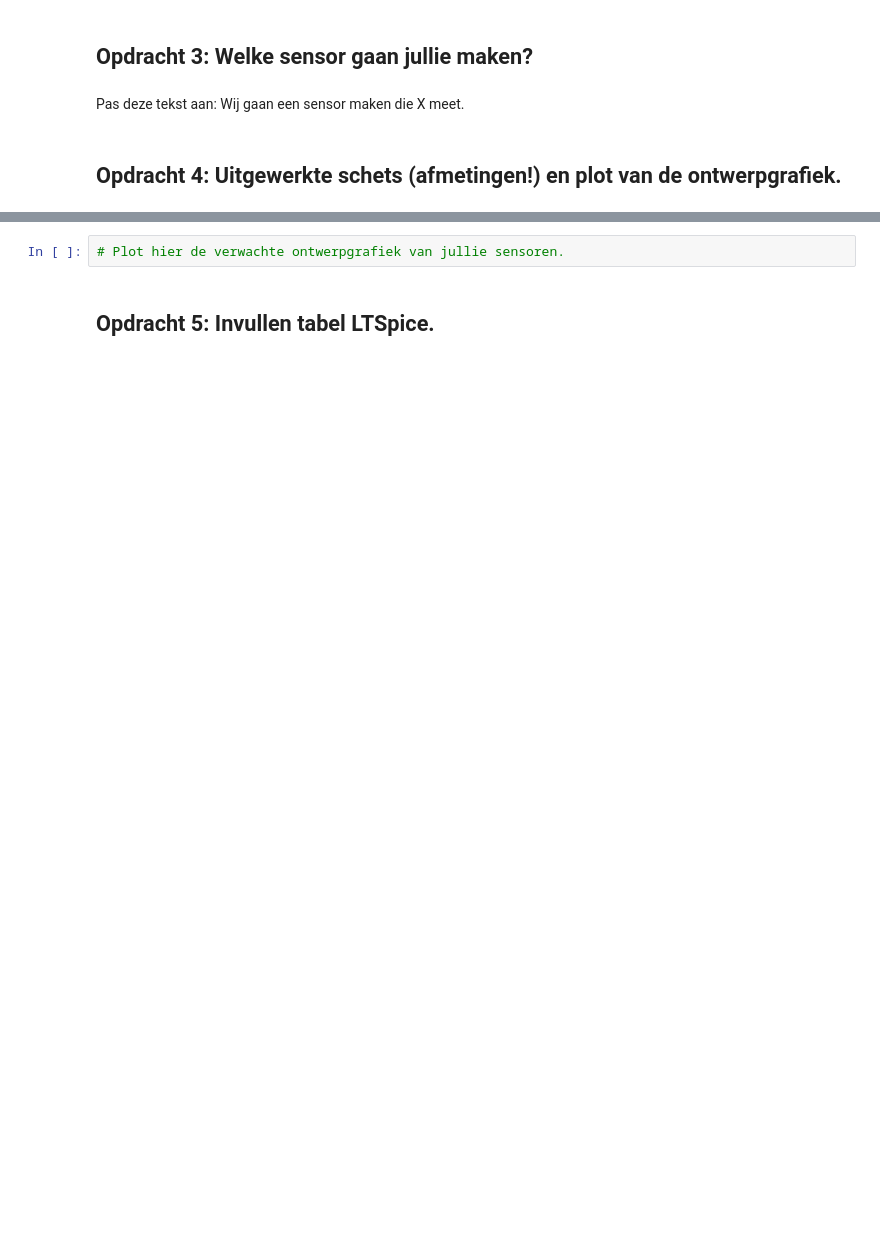
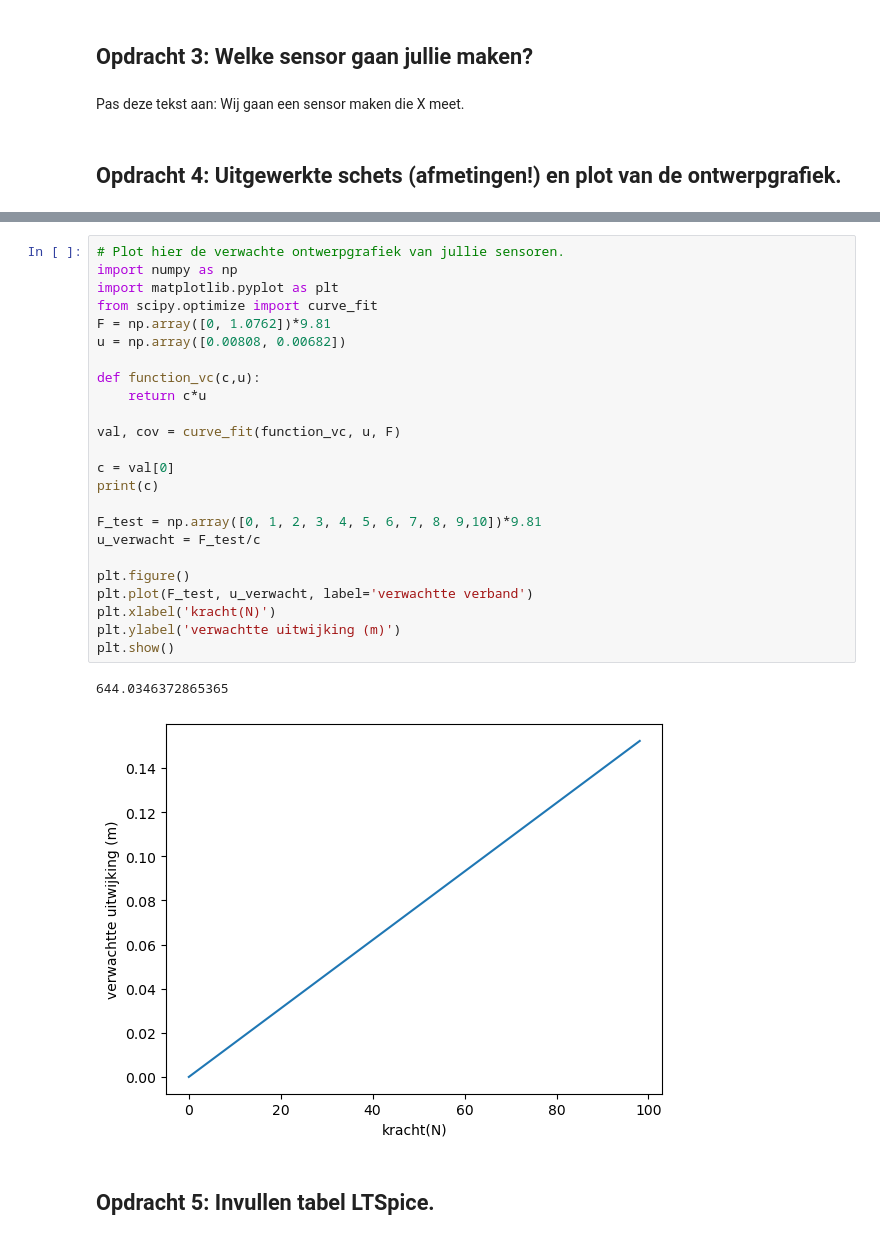
Before and after one commit to Vicky2k7/opdrachten-DEF-D, a Jupyter notebook: FysiekeOntwerpopdrachten/2OntwerpEenSensorCondensator/DEFOntwerpopdracht2OntwerpEenSensorInvulTemplate.ipynb, the cells around one changed output, grey strips where cells are left out. Drawn from its saved outputs; the diff is of its cells as text; blank space fills up the shorter version.

```diff
--- a/FysiekeOntwerpopdrachten/2OntwerpEenSensorCondensator/DEFOntwerpopdracht2OntwerpEenSensorInvulTemplate.ipynb
+++ b/FysiekeOntwerpopdrachten/2OntwerpEenSensorCondensator/DEFOntwerpopdracht2OntwerpEenSensorInvulTemplate.ipynb
@@ -71,8 +77,33 @@ Pas deze tekst aan: Wij gaan een sensor maken die X meet.
 # %% [markdown]
 #### Voeg hier een foto van jullie uitgewerkte  schets van de sensor die jullie gaan maken in
 ![uitgewerkte schets](tudelftLogo.png)
-# %%
-# Plot hier de verwachte ontwerpgrafiek van jullie sensoren.
+# %%
+# Plot hier de verwachte ontwerpgrafiek van jullie sensoren.
+import numpy as np
+import matplotlib.pyplot as plt
+from scipy.optimize import curve_fit
+F = np.array([0, 1.0762])*9.81
+u = np.array([0.00808, 0.00682])
+
+def function_vc(c,u):
+    return c*u
+
+val, cov = curve_fit(function_vc, u, F)
+
+c = val[0]
+print(c)
+
+F_test = np.array([0, 1, 2, 3, 4, 5, 6, 7, 8, 9,10])*9.81
+u_verwacht = F_test/c
+
+plt.figure()
+plt.plot(F_test, u_verwacht, label='verwachtte verband')
+plt.xlabel('kracht(N)')
+plt.ylabel('verwachtte uitwijking (m)')
+plt.show()
+# %% [output]
+644.0346372865365
+[figure, added]
 # %% [markdown]
 ## Opdracht 5: Invullen tabel LTSpice.
 # %% [markdown]
```
Also changed, not shown: parts of 11 cells of this notebook, 5 other files.
